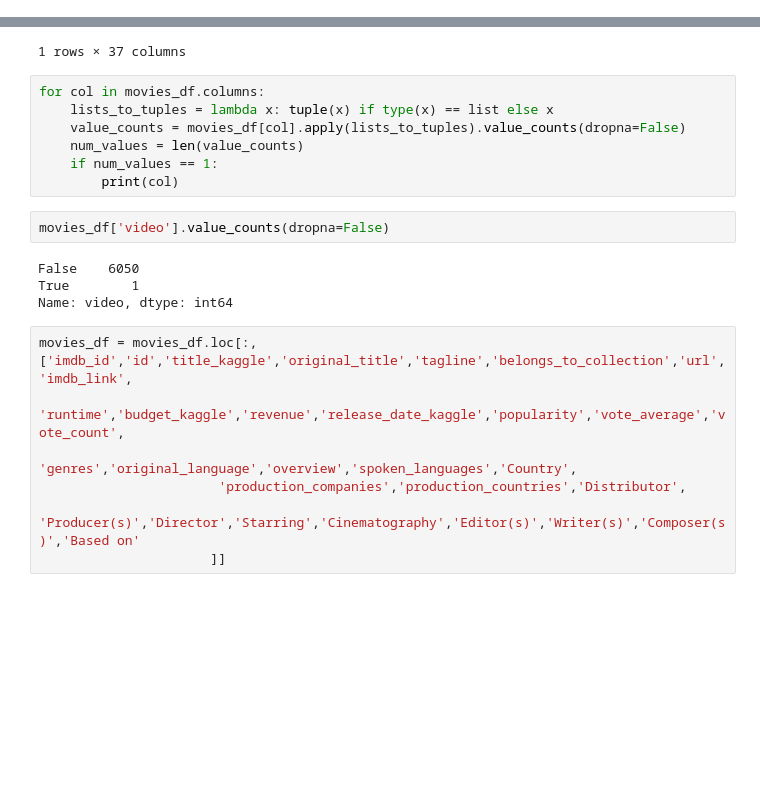
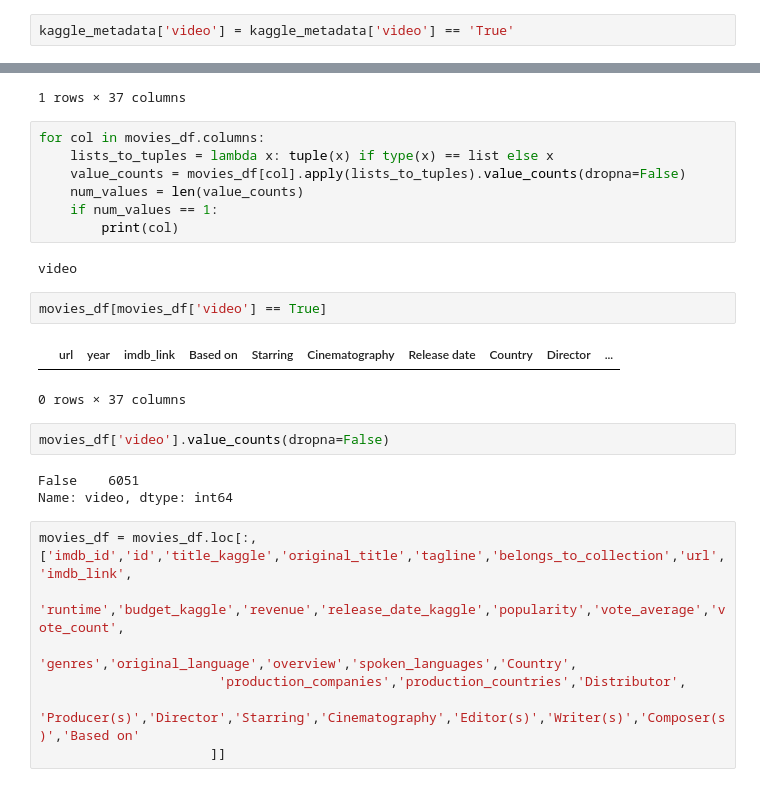
Before and after one commit to kojo0501/Movies-ETL, a Jupyter notebook: messing around with mod 8.ipynb, the cells around one changed output, grey strips where cells are left out. Saved outputs shown, nothing was run; the diff lists cells and outputs as text; blank space fills up the shorter version.

```diff
--- a/messing around with mod 8.ipynb
+++ b/messing around with mod 8.ipynb
@@ -893,6 +893,8 @@ kaggle_metadata['video'] == 'True'
 45464    False
 45465    False
 Name: video, Length: 45454, dtype: bool
+# %%
+kaggle_metadata['video'] = kaggle_metadata['video'] == 'True'
 # %%
 kaggle_metadata['budget'] = kaggle_metadata['budget'].astype(int)
 kaggle_metadata['id'] = pd.to_numeric(kaggle_metadata['id'], errors='raise')
@@ -1126,11 +1128,17 @@ for col in movies_df.columns:
     num_values = len(value_counts)
     if num_values == 1:
         print(col)
+# %% [output]
+video
+# %%
+movies_df[movies_df['video'] == True]
+# %% [output]
+|  | url | year | imdb_link | Based on | Starring | Cinematography | Release date | Country | Director | ... |
+0 rows × 37 columns
 # %%
 movies_df['video'].value_counts(dropna=False)
 # %% [output]
-False    6050
-True        1
+False    6051
 Name: video, dtype: int64
 # %%
 movies_df = movies_df.loc[:, ['imdb_id','id','title_kaggle','original_title','tagline','belongs_to_collection','url','imdb_link',
```
Also changed, not shown: parts of 9 cells of this notebook.
